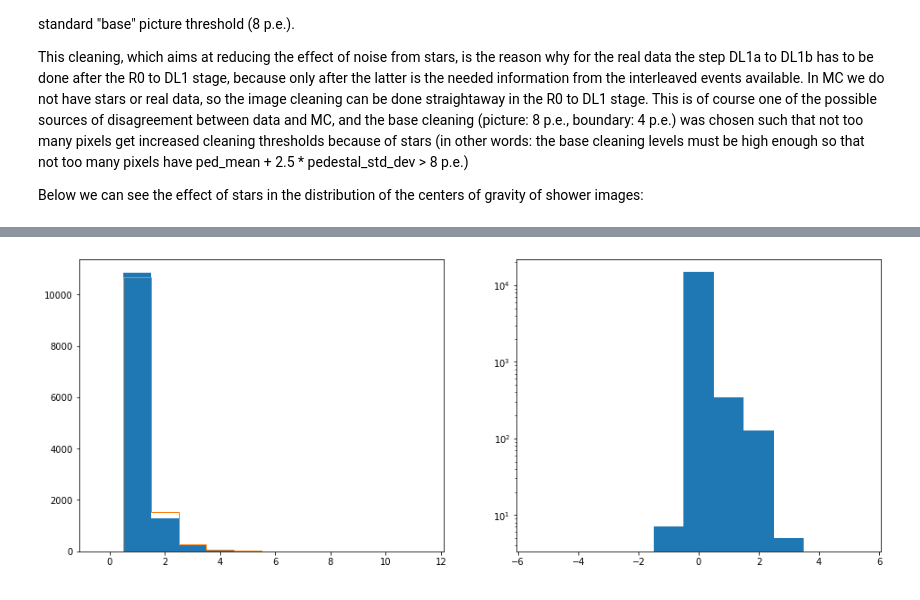
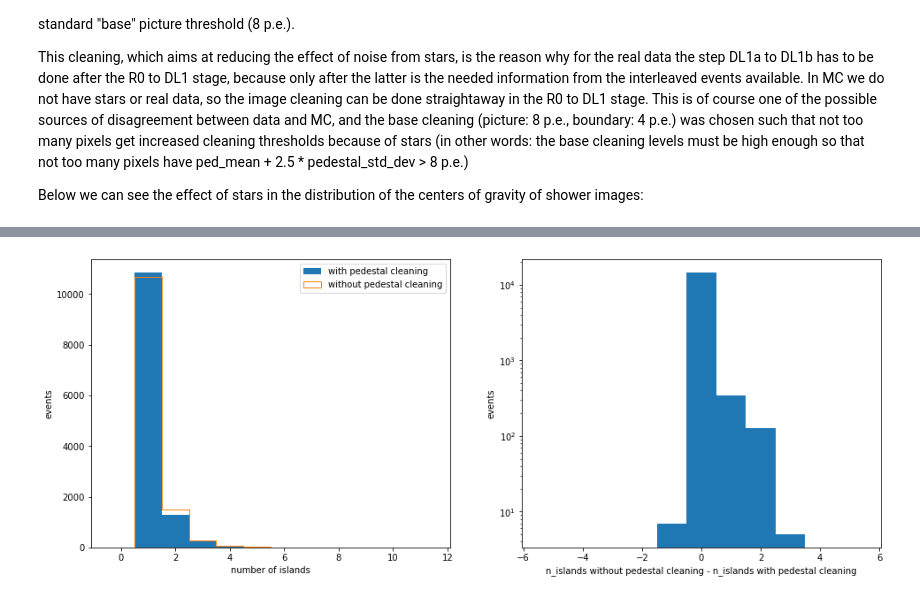
Before and after one commit to cta-observatory/2022_01_lstchain_school, a Jupyter notebook: DL1a_to_DL1b/explore_dl1_realdata.ipynb, the cells around one changed output, grey strips where cells are left out. Drawn from its saved outputs; the diff is of its cells as text; code cells hidden in the pictures.

```diff
--- a/DL1a_to_DL1b/explore_dl1_realdata.ipynb
+++ b/DL1a_to_DL1b/explore_dl1_realdata.ipynb
@@ -289,13 +285,18 @@ plt.show()
 # %%
 fig = plt.figure(figsize=(16, 6))
 
 fig.add_subplot(1, 2, 1)
-plt.hist(dl1_parameters['n_islands'], bins=12, range=(-0.5,11.5))
-plt.hist(dl1_parameters_b['n_islands'], bins=12, range=(-0.5,11.5), histtype='step')
+plt.hist(dl1_parameters['n_islands'], bins=12, range=(-0.5,11.5), label='with pedestal cleaning')
+plt.hist(dl1_parameters_b['n_islands'], bins=12, range=(-0.5,11.5), histtype='step', label='without pedestal cleaning')
+plt.xlabel('number of islands')
+plt.ylabel('events')
+plt.legend()
 
 fig.add_subplot(1, 2, 2)
 plt.hist(dl1_parameters_b['n_islands']-dl1_parameters['n_islands'], bins=11, range=(-5.5,5.5), log=True)
+plt.xlabel('n_islands without pedestal cleaning - n_islands with pedestal cleaning')
+plt.ylabel('events')
 
 plt.show()
 # %% [output]
-[figure, old version]
+[figure, new version]
```
Also changed, not shown: parts of 9 cells of this notebook, 1 other file.
